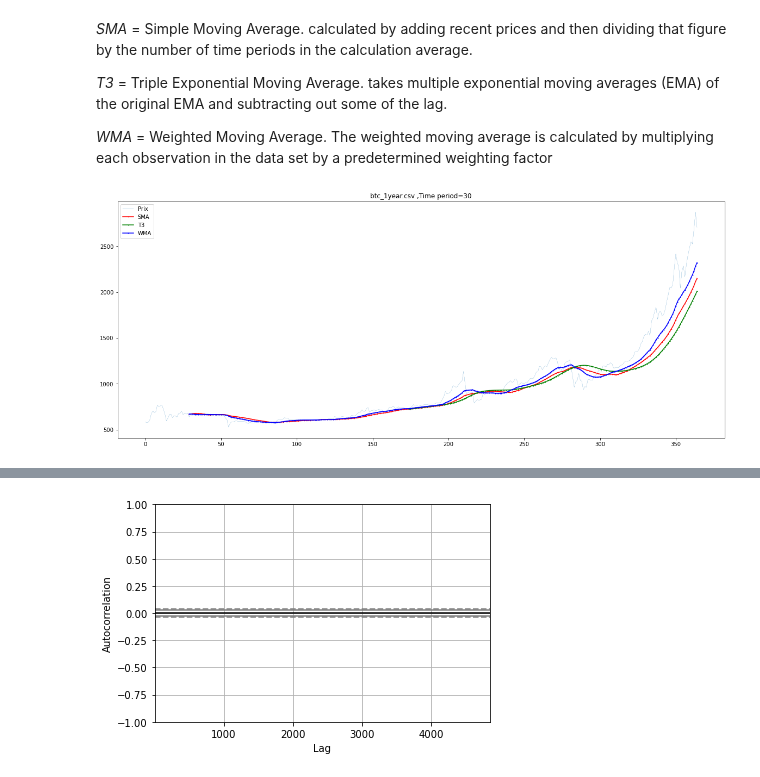
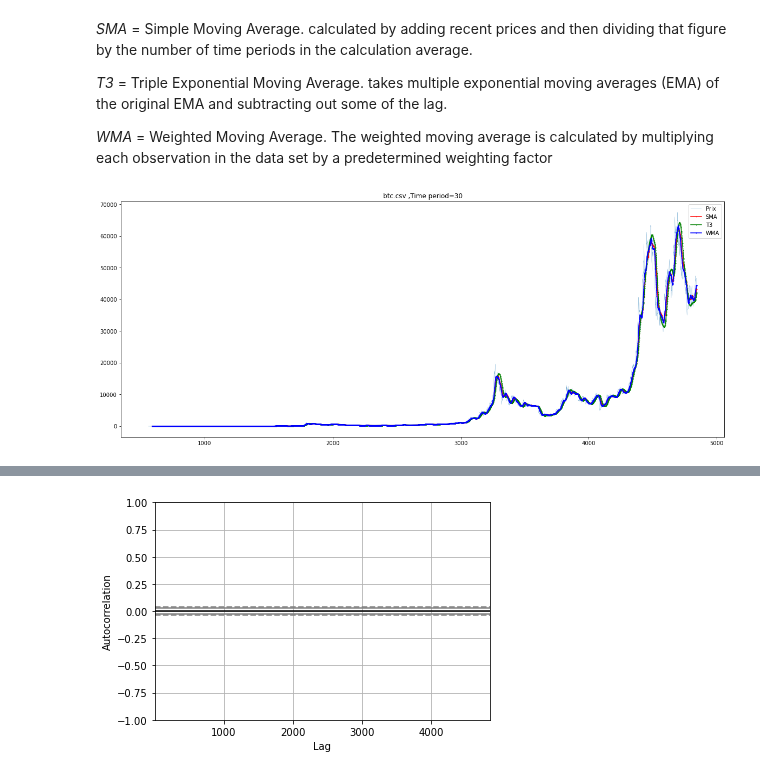
Before and after one commit to Massimo2003/BitcoinProject, a Jupyter notebook: COINMETRICS/MovingAverage.ipynb, the cells around one changed output, grey strips where cells are left out. Cells and saved outputs as stored; diff of their text form; code cells hidden in the pictures.

```diff
--- a/COINMETRICS/MovingAverage.ipynb
+++ b/COINMETRICS/MovingAverage.ipynb
@@ -28,27 +35,27 @@ def get_df(csv):
 # %%
 def get_graphe_comp(csv,TA1,TA2,TA3,timep):
     df=get_df(csv)
 
     priceusd=df['PriceUSD']
     if(TA1=='SMA'):
         df[TA1] = SMA(priceusd,timep)
         color1='red'
     if(TA2=='T3'):
         df[TA2] = T3(priceusd,timep)
         color2='green'
     if(TA3=='WMA'):
         df[TA3] = WMA(priceusd,timep)
         color3='blue'
     fig, ax = plt.subplots(figsize = (20, 8))
 
     ax.plot(priceusd, linestyle='-',
             linewidth=0.2, label='Prix')
     ax.plot(df[TA1],marker='.',markersize=1,color=color1, label=TA1)
     ax.plot(df[TA2],marker='+',markersize=1,color=color2, label=TA2)
     ax.plot(df[TA3],marker='o',markersize=1,color=color3, label=TA3)
     ax.legend();
     plt.title(csv+" ,Time period="+str(timep))
 
-get_graphe_comp('btc_1year.csv','SMA','T3','WMA',30)
+get_graphe_comp('btc.csv','SMA','T3','WMA',30)
 # %% [output]
-[figure, old version]
+[figure, new version]
```
Also changed, not shown: parts of 4 cells of this notebook.
